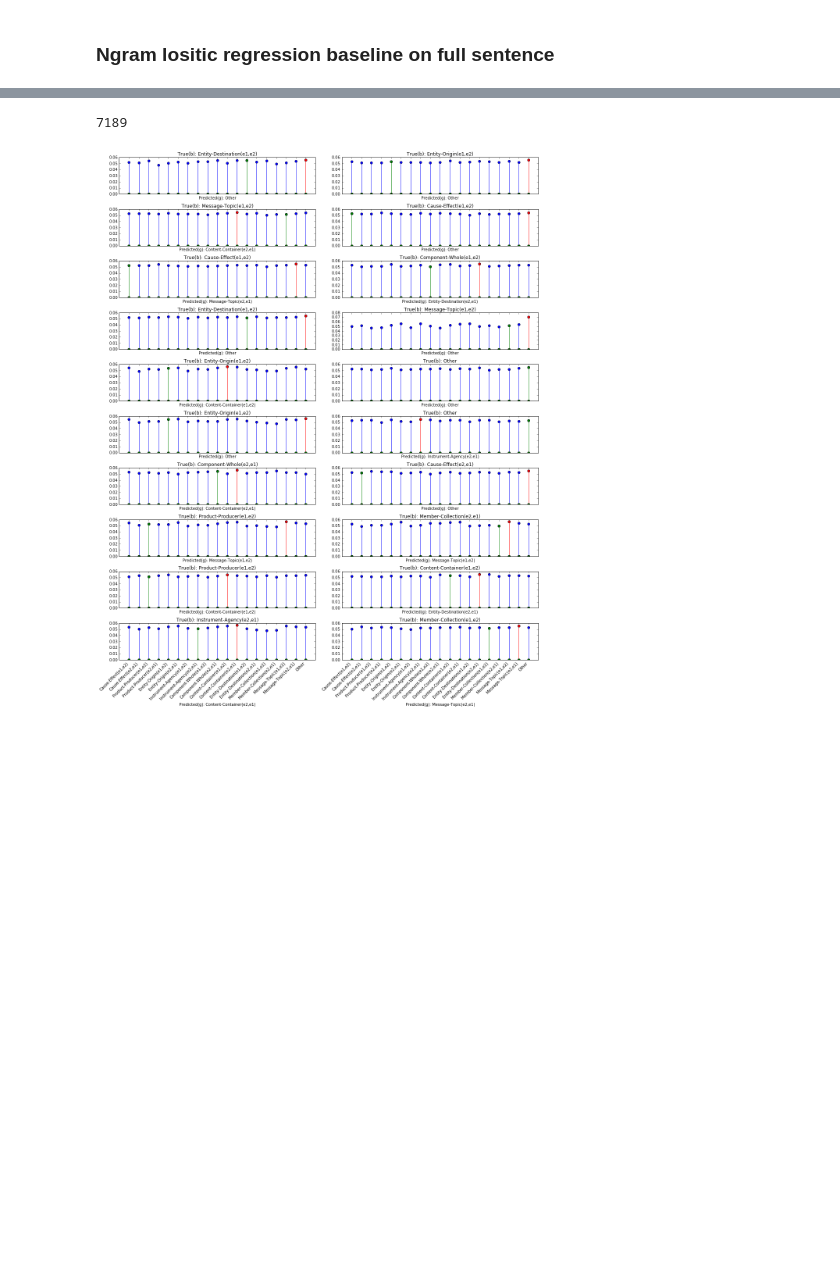
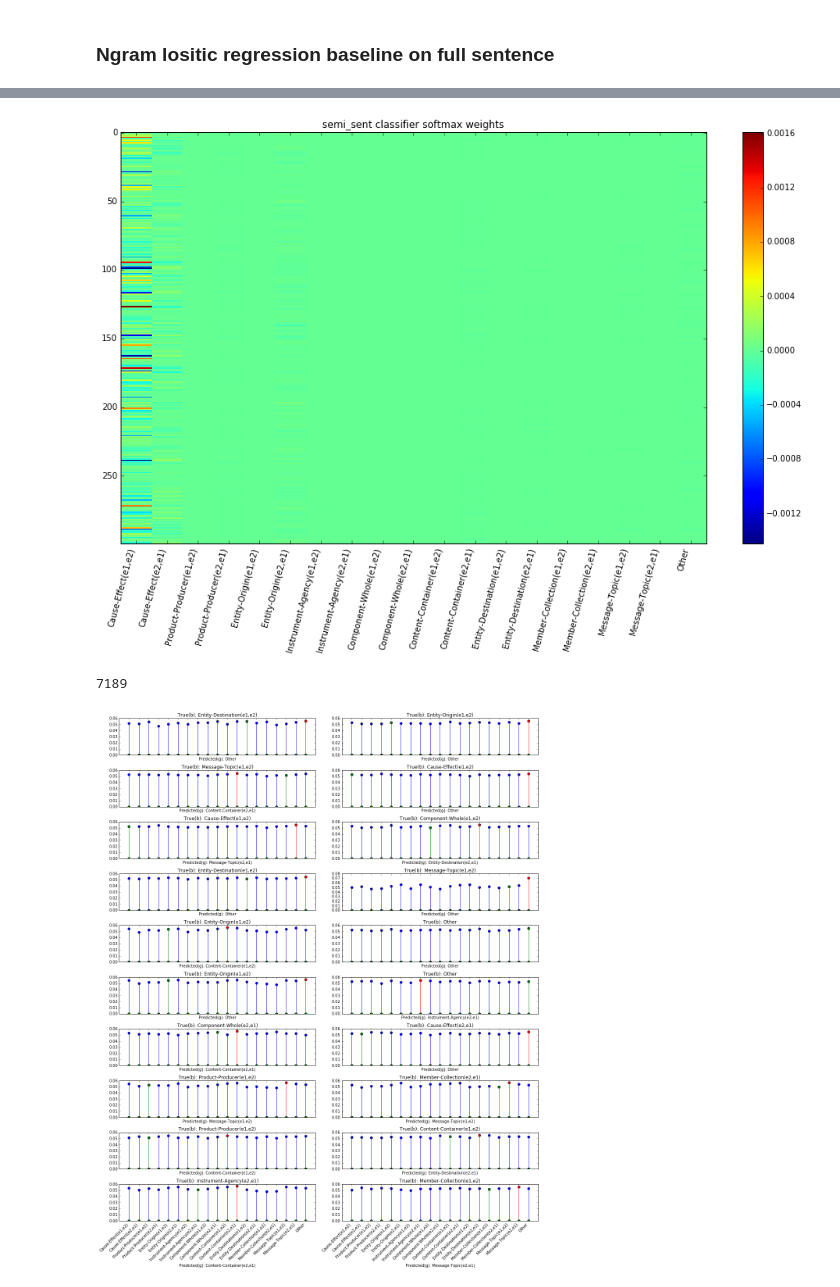
Before and after one commit to teffland/Relation-Extraction, a Jupyter notebook: RelEmbed_semeval-sentence.ipynb, the cells around one changed output, grey strips where cells are left out. Cells and saved outputs as stored; diff of their text form; code cells hidden in the pictures; blank space fills up the shorter version.

```diff
--- a/RelEmbed_semeval-sentence.ipynb
+++ b/RelEmbed_semeval-sentence.ipynb
@@ -1217,0 +1274,5 @@ plt.savefig('figures/active_learning_experiment.pdf')
+# %%
+print(drnn.name)
+drnn = reset_drnn(model_name='semi_sent')
+drnn.restore('checkpoints/semi_sent.ckpt-4896-9990')
+softmax = drnn._scoring_w.eval()
@@ -1218,3 +1287,15 @@ plt.savefig('figures/active_learning_experiment.pdf')
+# %%
+save_name=drnn.name+'_sftmx_top300'
+fig, ax = plt.subplots(1,1, figsize=(16,9))
+im = ax.imshow(softmax[:300,:], aspect='auto', interpolation='nearest')
+plt.colorbar(im)
+plt.title(drnn.name+' classifier softmax weights')
+ax.set_xticks(range(len(int2label)))
+ax.set_xticklabels(int2label.values(), rotation=75, horizontalalignment='right')
+
+plt.savefig('data/'+save_name+'.pdf')
+# %% [output]
+[figure, added]
 # %%
 def plot_dists(dists, labels, int2label):
     """Plot the predicted distributions as small multiples
```
Also changed, not shown: parts of 23 cells of this notebook, 11 other files.
